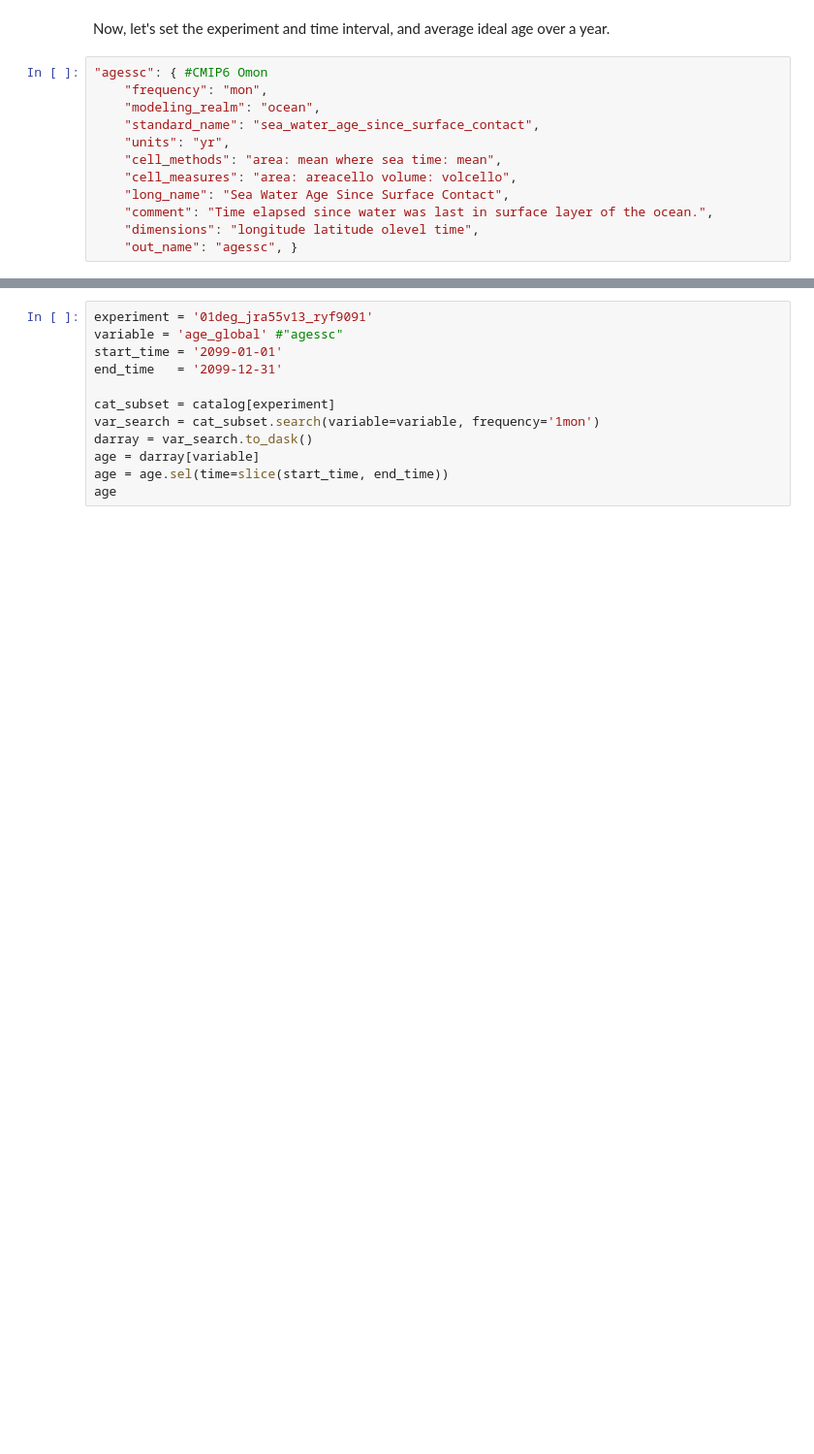
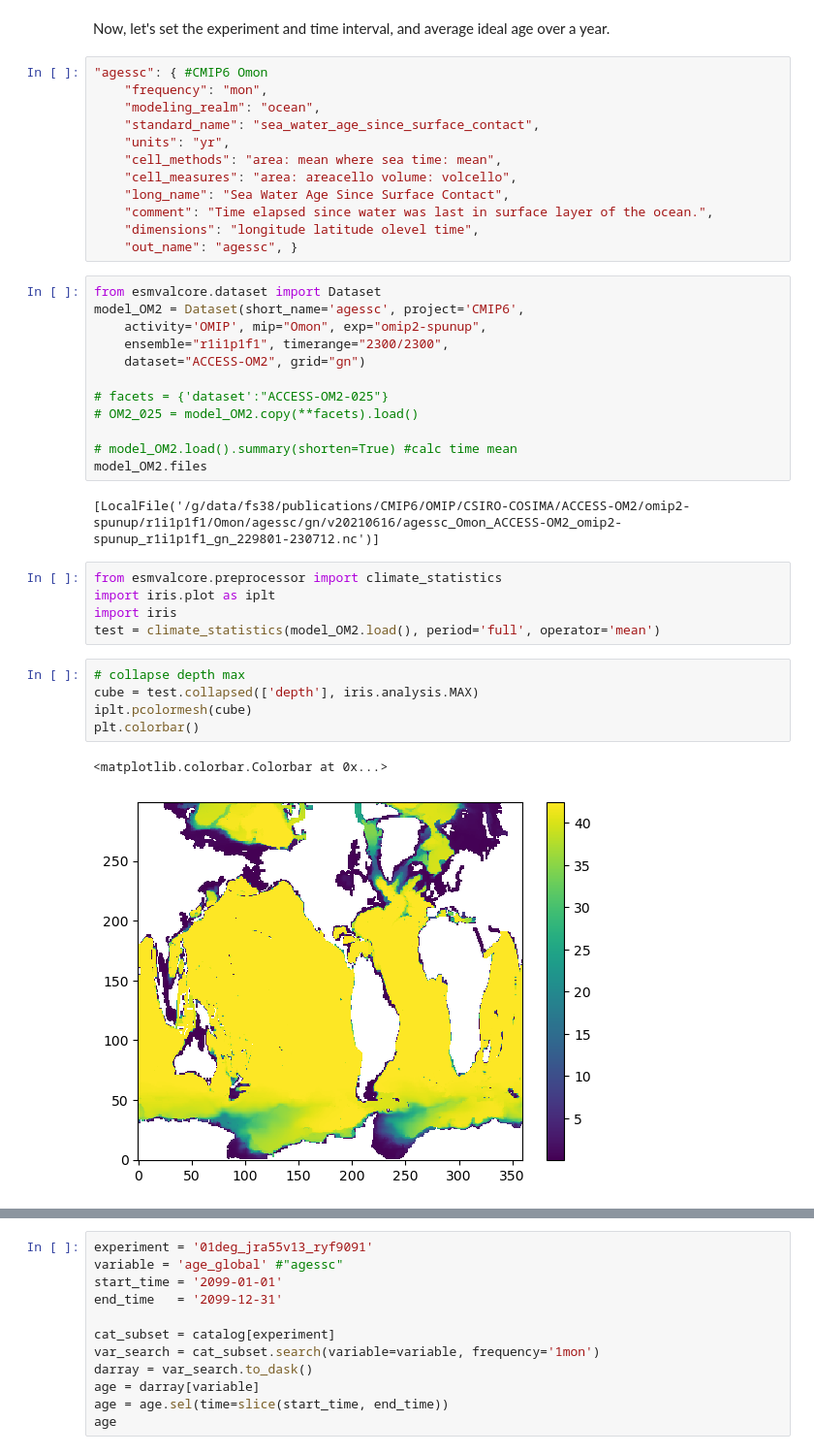
Before and after one commit to ACCESS-NRI/ACCESS-ENSO-recipes, a Jupyter notebook: cosima/Extract_Variables_at_Ocean_Bottom.ipynb, the cells around one changed output, grey strips where cells are left out. Shown: that part at 97% size. Drawn from its saved outputs; the diff is of its cells as text; blank space fills up the shorter version.

```diff
--- a/cosima/Extract_Variables_at_Ocean_Bottom.ipynb
+++ b/cosima/Extract_Variables_at_Ocean_Bottom.ipynb
@@ -46,3 +72,30 @@ Now, let's set the experiment and time interval, and average ideal age over a ye
     "comment": "Time elapsed since water was last in surface layer of the ocean.",
     "dimensions": "longitude latitude olevel time",
     "out_name": "agessc", }
+# %%
+from esmvalcore.dataset import Dataset
+model_OM2 = Dataset(short_name='agessc', project='CMIP6',
+    activity='OMIP', mip="Omon", exp="omip2-spunup",
+    ensemble="r1i1p1f1", timerange="2300/2300",
+    dataset="ACCESS-OM2", grid="gn")
+
+# facets = {'dataset':"ACCESS-OM2-025"}
+# OM2_025 = model_OM2.copy(**facets).load()
+
+# model_OM2.load().summary(shorten=True) #calc time mean
+model_OM2.files
+# %% [output]
+[LocalFile('/g/data/fs38/publications/CMIP6/OMIP/CSIRO-COSIMA/ACCESS-OM2/omip2-spunup/r1i1p1f1/Omon/agessc/gn/v20210616/agessc_Omon_ACCESS-OM2_omip2-spunup_r1i1p1f1_gn_229801-230712.nc')]
+# %%
+from esmvalcore.preprocessor import climate_statistics
+import iris.plot as iplt
+import iris
+test = climate_statistics(model_OM2.load(), period='full', operator='mean')
+# %%
+# collapse depth max
+cube = test.collapsed(['depth'], iris.analysis.MAX)
+iplt.pcolormesh(cube)
+plt.colorbar()
+# %% [output]
+<matplotlib.colorbar.Colorbar at 0x...>
+[figure, added]
```
Also changed, not shown: parts of 3 cells of this notebook, 4 other files.
